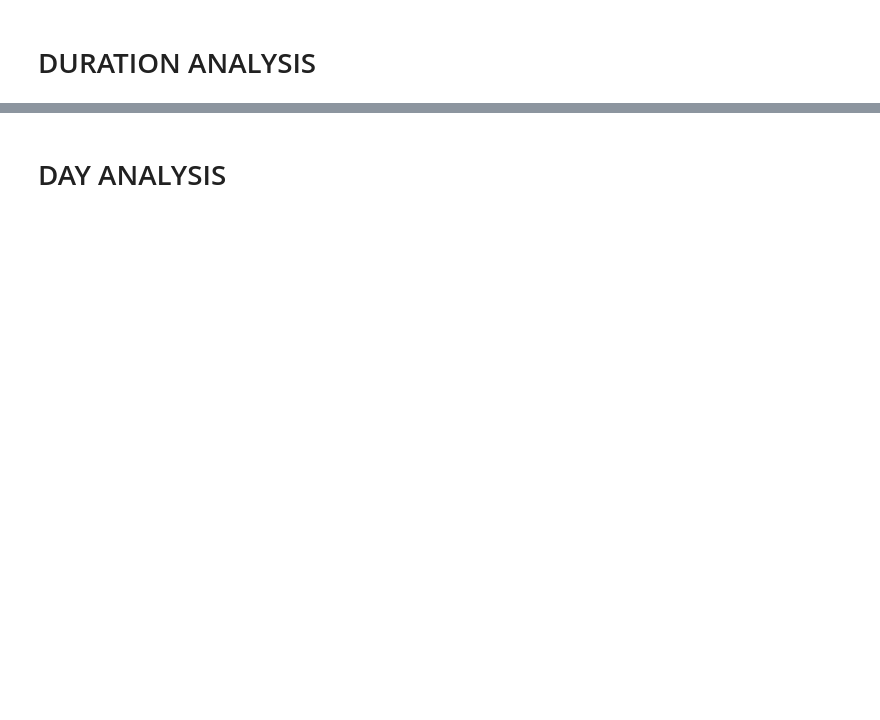
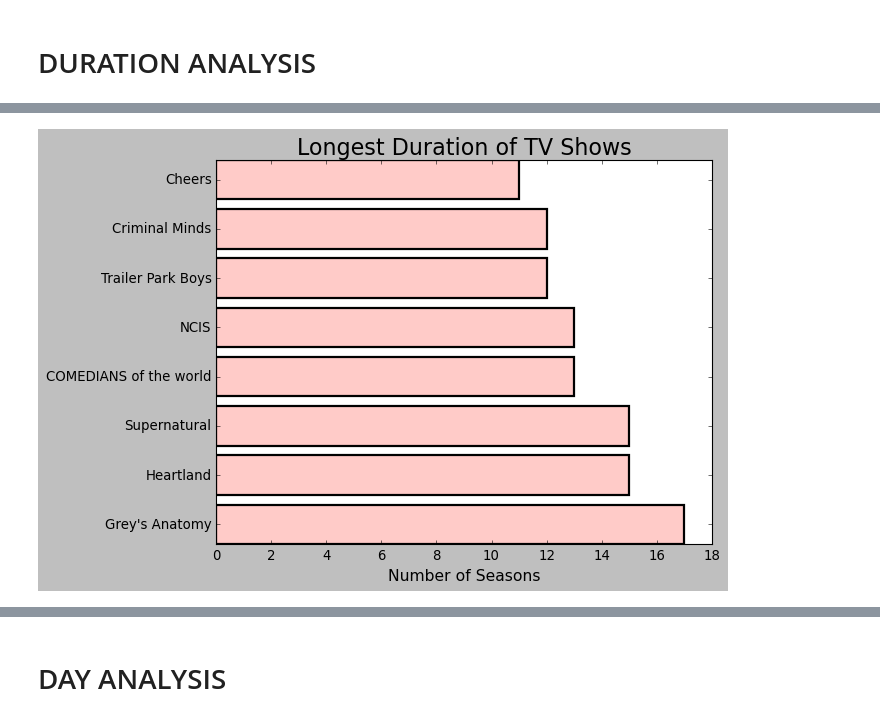
Before and after one commit to g-st180/Netflix_EDA, a Jupyter notebook: Netflix_Data.ipynb, the cells around one changed output, grey strips where cells are left out. Cells and saved outputs as stored; diff of their text form; code cells hidden in the pictures; blank space fills up the shorter version.

```diff
--- a/Netflix_Data.ipynb
+++ b/Netflix_Data.ipynb
@@ -228,7 +266,21 @@ df.drop(columns=['Seasons','Trash'],inplace=True)
 # %%
 df['Season']=df['Season'].astype(int)
 # %%
-df['Season'].nlargest(10)
+Y=df['Season'].nlargest(8)
+# %%
+filtr=df['Season']>=11
+X=df.loc[filtr,'Title']
+# %%
+plt.style.use('classic')
+fig = plt.figure(figsize=(8, 6))
+
+plt.barh(X,Y,edgecolor='black',color='#ffcbc8',linewidth=2)
+plt.title('Longest Duration of TV Shows',fontsize=20)
+plt.xlabel('Number of Seasons',fontsize=14)
+
+plt.show()
+# %% [output]
+[figure, added]
 # %%
 filtr=df['Type']=='TV Show'
 df.loc[filtr,'Season'].mean()  # Average Durartion of a TV show on Netflix
```
Also changed, not shown: parts of 24 cells of this notebook.
